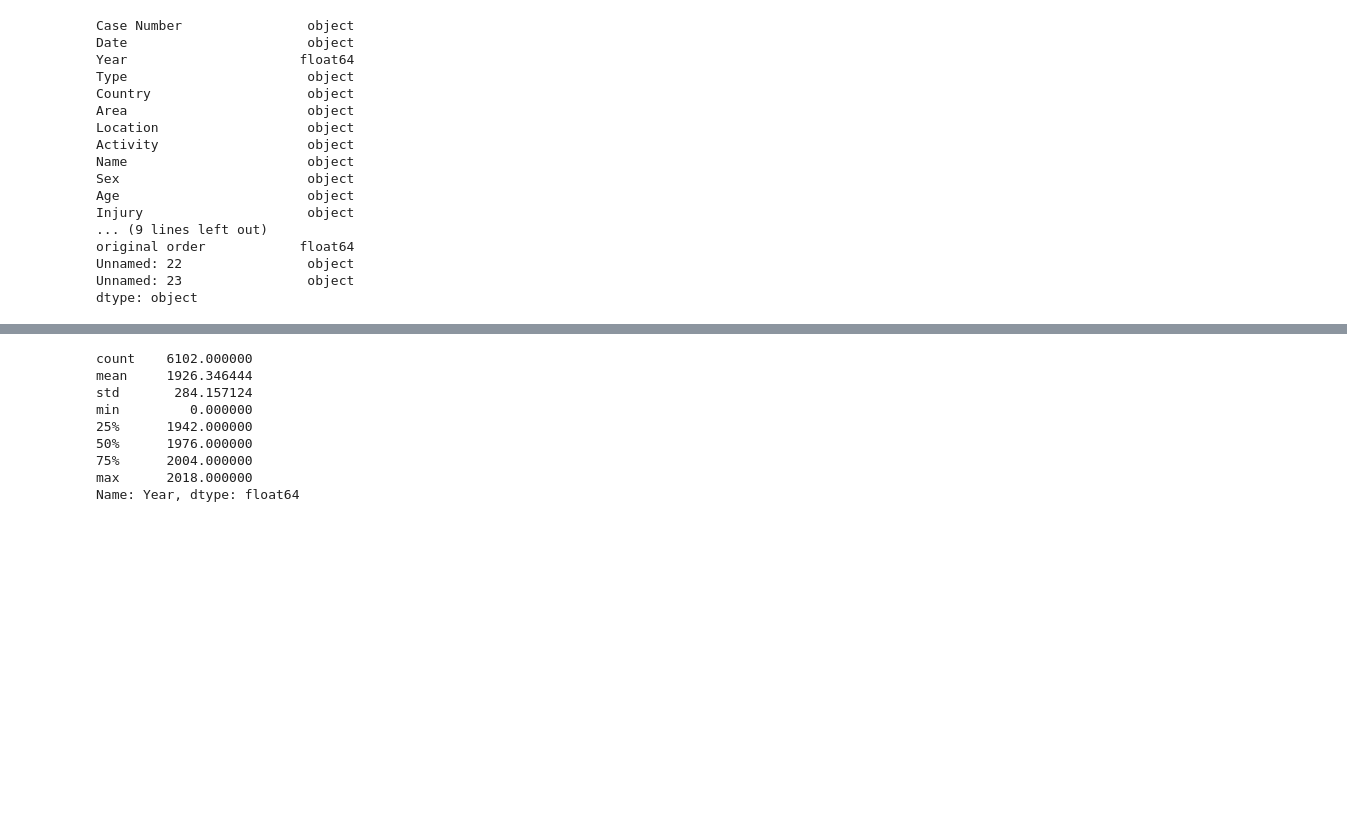
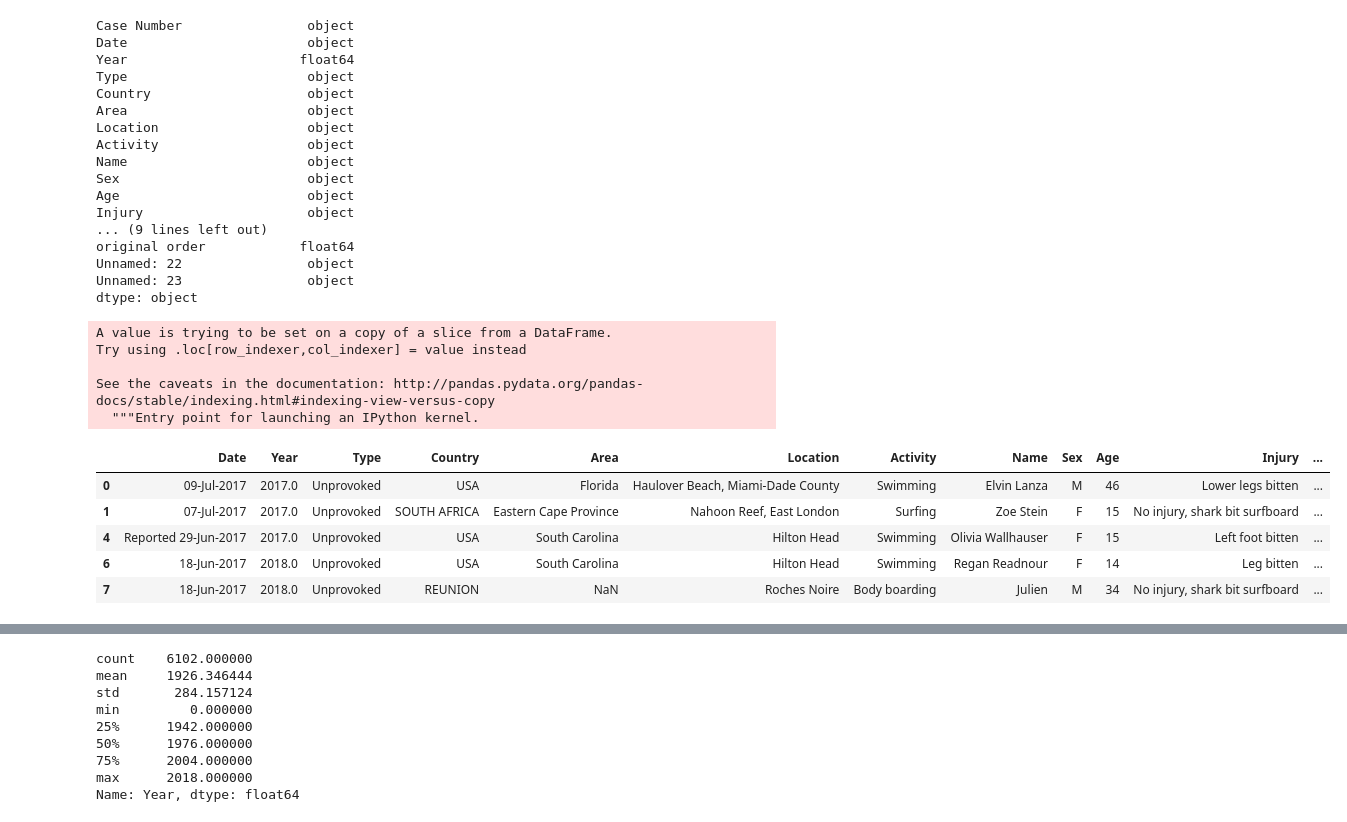
Before and after one commit to Dgorgs/studio-projects, a Jupyter notebook: code/project_shark/Projekt1_sharks.ipynb, the cells around one changed output, grey strips where cells are left out. Cells and saved outputs as stored; diff of their text form; code cells hidden in the pictures; blank space fills up the shorter version.

```diff
--- a/code/project_shark/Projekt1_sharks.ipynb
+++ b/code/project_shark/Projekt1_sharks.ipynb
@@ -57,3 +57,20 @@ original order            float64
 Unnamed: 22                object
 Unnamed: 23                object
 dtype: object
+# %%
+sharks['number_age'] = pd.to_numeric(sharks['Age'], errors='coerce')
+# %% [output]
+A value is trying to be set on a copy of a slice from a DataFrame.
+Try using .loc[row_indexer,col_indexer] = value instead
+
+See the caveats in the documentation: http://pandas.pydata.org/pandas-docs/stable/indexing.html#indexing-view-versus-copy
+  """Entry point for launching an IPython kernel.
+# %%
+sharks.head()
+# %% [output]
+|  | Date | Year | Type | Country | Area | Location | Activity | Name | Sex | Age | Injury | ... |
+| 0 | 09-Jul-2017 | 2017.0 | Unprovoked | USA | Florida | Haulover Beach, Miami-Dade County | Swimming | Elvin Lanza | M | 46 | Lower legs bitten | ... |
+| 1 | 07-Jul-2017 | 2017.0 | Unprovoked | SOUTH AFRICA | Eastern Cape Province | Nahoon Reef, East London | Surfing | Zoe Stein | F | 15 | No injury, shark bit surfboard | ... |
+| 4 | Reported 29-Jun-2017 | 2017.0 | Unprovoked | USA | South Carolina | Hilton Head | Swimming | Olivia Wallhauser | F | 15 | Left foot bitten | ... |
+| 6 | 18-Jun-2017 | 2018.0 | Unprovoked | USA | South Carolina | Hilton Head | Swimming | Regan Readnour | F | 14 | Leg bitten | ... |
+| 7 | 18-Jun-2017 | 2018.0 | Unprovoked | REUNION | NaN | Roches Noire | Body boarding | Julien | M | 34 | No injury, shark bit surfboard | ... |
```
Also changed, not shown: parts of 3 cells of this notebook.
